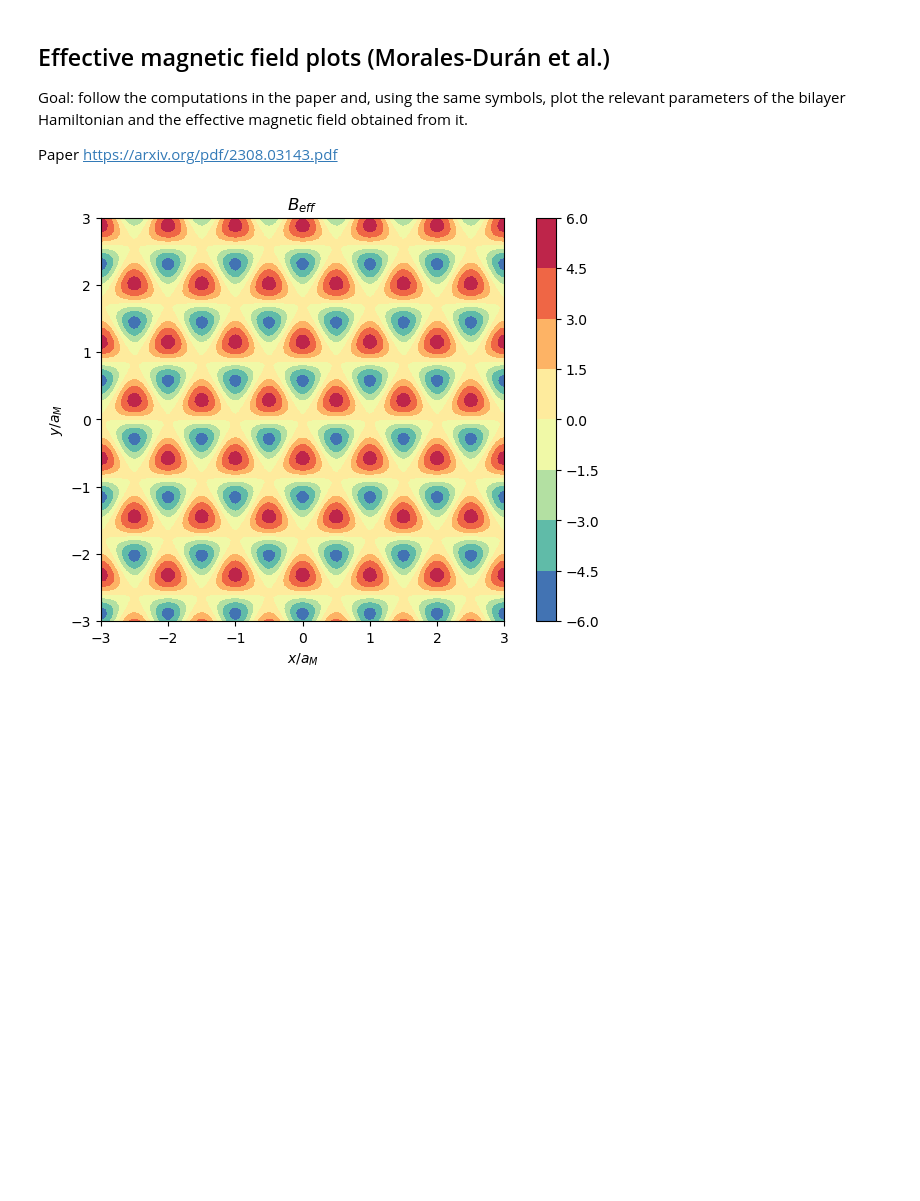
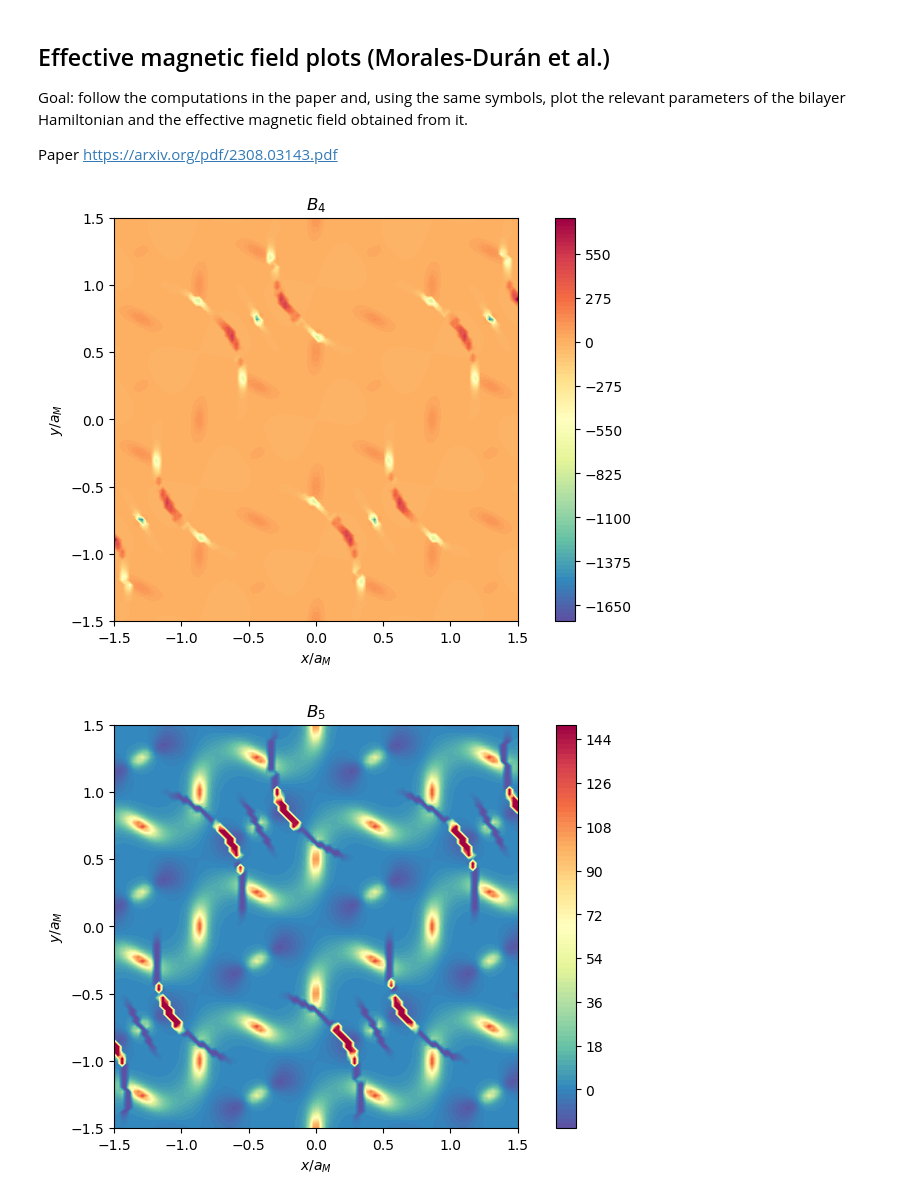
Before and after one commit to DaanTimmers/DT_Part_III_Project, a Jupyter notebook: Gauge field.ipynb, the cells around one changed output. Cells and saved outputs as stored; diff of their text form; code cells hidden in the pictures; blank space fills up the shorter version.

Commit message:
phi angle

```diff
--- a/Gauge field.ipynb
+++ b/Gauge field.ipynb
@@ -48,8 +173,18 @@ class twistedTMB:
         cbar = fig.colorbar(contours)
         plt.show()
-# %%
-A = twistedTMB([1, 89.6 * np.pi / 180, 1, 1], 100, 3)
-Del_b = A.Del_b()
-A.plot(Del_b)
-# %% [output]
-[figure, removed]
+# %%
+# parameters following paper
+parameters = [1, 89.6 * np.pi / 180, -1, 1]
+bilayer = twistedTMB(parameters, 100, 1.5)
+bilayer.TMB_potential()
+bilayer.effectiveB()
+bilayer.unitary()
+bilayer.gaugeMatrix()
+bilayer.angles()
+bilayer.alternativeB()
+# %%
+bilayer.plot('B4', 100)
+bilayer.plot('B5', 100)
+# %% [output]
+[figure, added]
+[figure, added]
```
Also changed, not shown: parts of 4 cells of this notebook, 1 other file.
